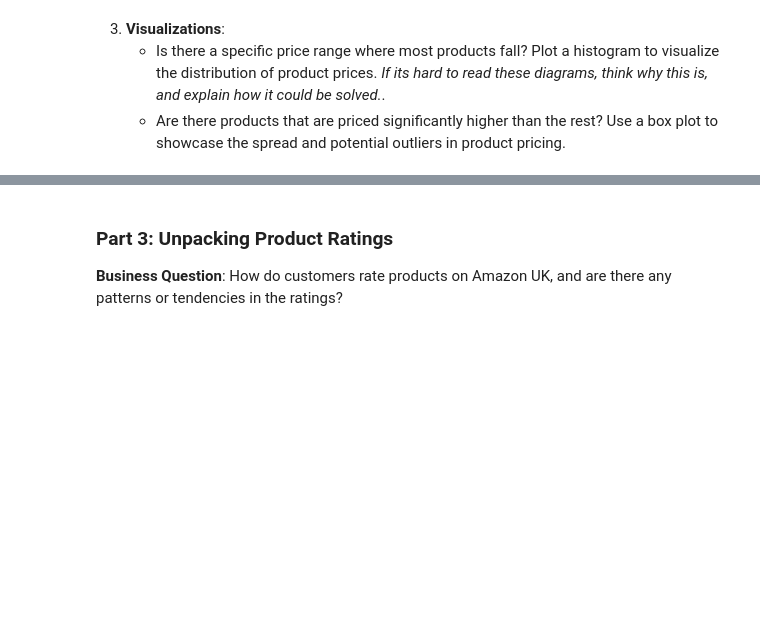
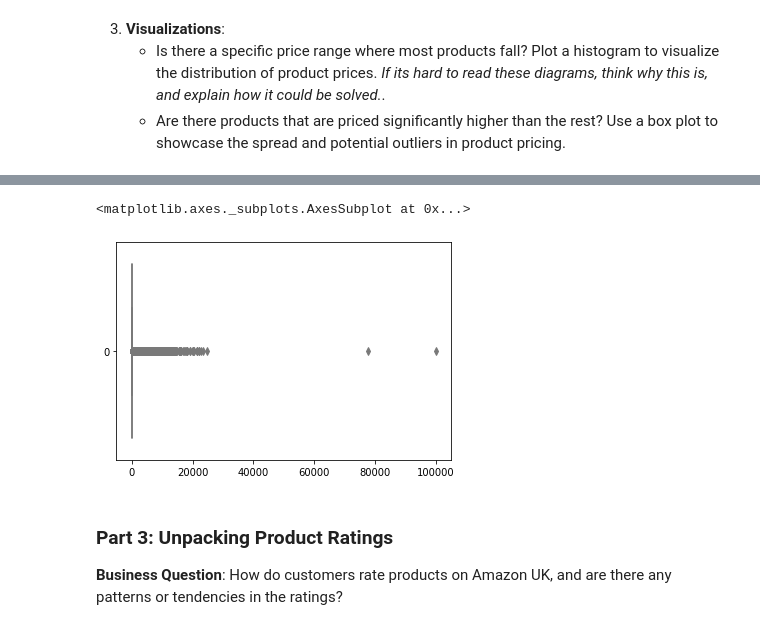
Before and after one commit to jalbin/lab-eda-univariate, a Jupyter notebook: lab_eda_univariate.ipynb, the cells around one changed output, grey strips where cells are left out. Cells and saved outputs as stored; diff of their text form; code cells hidden in the pictures; blank space fills up the shorter version.

```diff
--- a/lab_eda_univariate.ipynb
+++ b/lab_eda_univariate.ipynb
@@ -185,3 +181,8 @@ df['price'].quantile([0.25, 0.75])[0.75] - df['price'].quantile([0.25, 0.75])[0.
+# %%
+sns.boxplot(data = df['price'], color="lightblue",  orient='h')
+# %% [output]
+<matplotlib.axes._subplots.AxesSubplot at 0x...>
+[figure, added]
 # %% [markdown]
 ### Part 3: Unpacking Product Ratings
 
```
Also changed, not shown: parts of 11 cells of this notebook.
